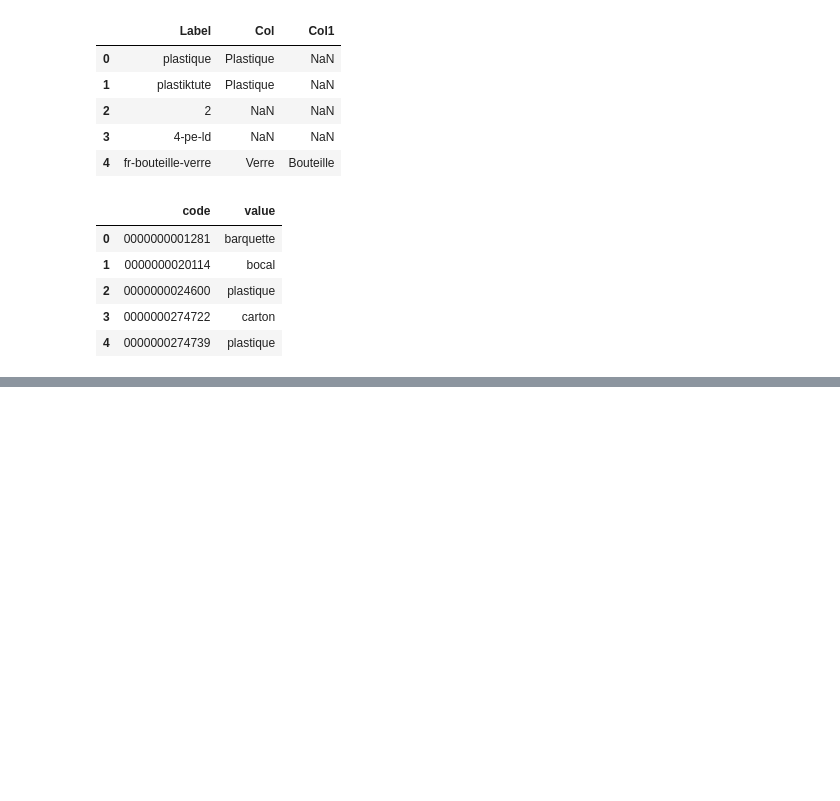
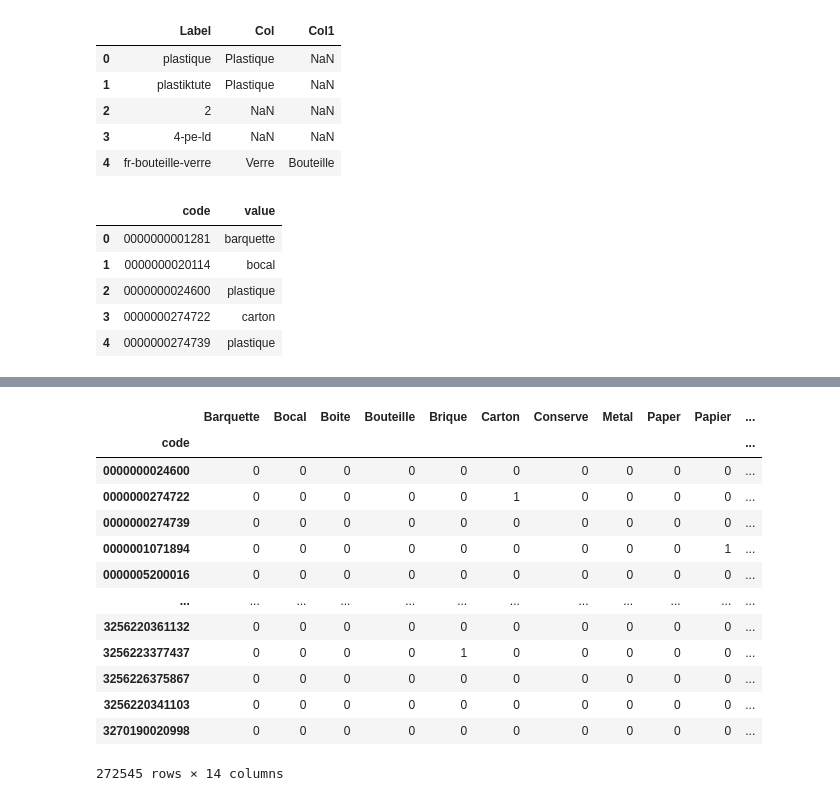
Before and after one commit to ludmilaexbrayat/recognizing-packagings, a Jupyter notebook: generate_y_target.ipynb, the cells around one changed output, grey strips where cells are left out. Cells and saved outputs as stored; diff of their text form; code cells hidden in the pictures; blank space fills up the shorter version.

```diff
--- a/generate_y_target.ipynb
+++ b/generate_y_target.ipynb
@@ -229,3 +229,7 @@ df_2.head()
 | 2 | 0000000024600 | plastique |
 | 3 | 0000000274722 | carton |
 | 4 | 0000000274739 | plastique |
+# %%
+df_2['brico 1'] = df_2['value'].map(dic_transfo1)
+df_2['brico 2'] = df_2['value'].map(dic_transfo2)
+df_2.head()
@@ -231,0 +243,19 @@ df_2.head()
+# %%
+df_3 = pd.melt(df_2, id_vars='code', value_vars = ['brico 1', 'brico 2']).dropna()[['code','value']]
+#df_4 =
+pd.get_dummies(df_3.set_index('code')['value'])
+# %% [output]
+|  | Barquette | Bocal | Boite | Bouteille | Brique | Carton | Conserve | Metal | Paper | Papier | ... |
+| code |  |  |  |  |  |  |  |  |  |  | ... |
+| 0000000024600 | 0 | 0 | 0 | 0 | 0 | 0 | 0 | 0 | 0 | 0 | ... |
+| 0000000274722 | 0 | 0 | 0 | 0 | 0 | 1 | 0 | 0 | 0 | 0 | ... |
+| 0000000274739 | 0 | 0 | 0 | 0 | 0 | 0 | 0 | 0 | 0 | 0 | ... |
+| 0000001071894 | 0 | 0 | 0 | 0 | 0 | 0 | 0 | 0 | 0 | 1 | ... |
+| 0000005200016 | 0 | 0 | 0 | 0 | 0 | 0 | 0 | 0 | 0 | 0 | ... |
+| ... | ... | ... | ... | ... | ... | ... | ... | ... | ... | ... | ... |
+| 3256220361132 | 0 | 0 | 0 | 0 | 0 | 0 | 0 | 0 | 0 | 0 | ... |
+| 3256223377437 | 0 | 0 | 0 | 0 | 1 | 0 | 0 | 0 | 0 | 0 | ... |
+| 3256226375867 | 0 | 0 | 0 | 0 | 0 | 0 | 0 | 0 | 0 | 0 | ... |
+| 3256220341103 | 0 | 0 | 0 | 0 | 0 | 0 | 0 | 0 | 0 | 0 | ... |
+| 3270190020998 | 0 | 0 | 0 | 0 | 0 | 0 | 0 | 0 | 0 | 0 | ... |
+272545 rows × 14 columns
```
Also changed, not shown: parts of 1 cell of this notebook.
